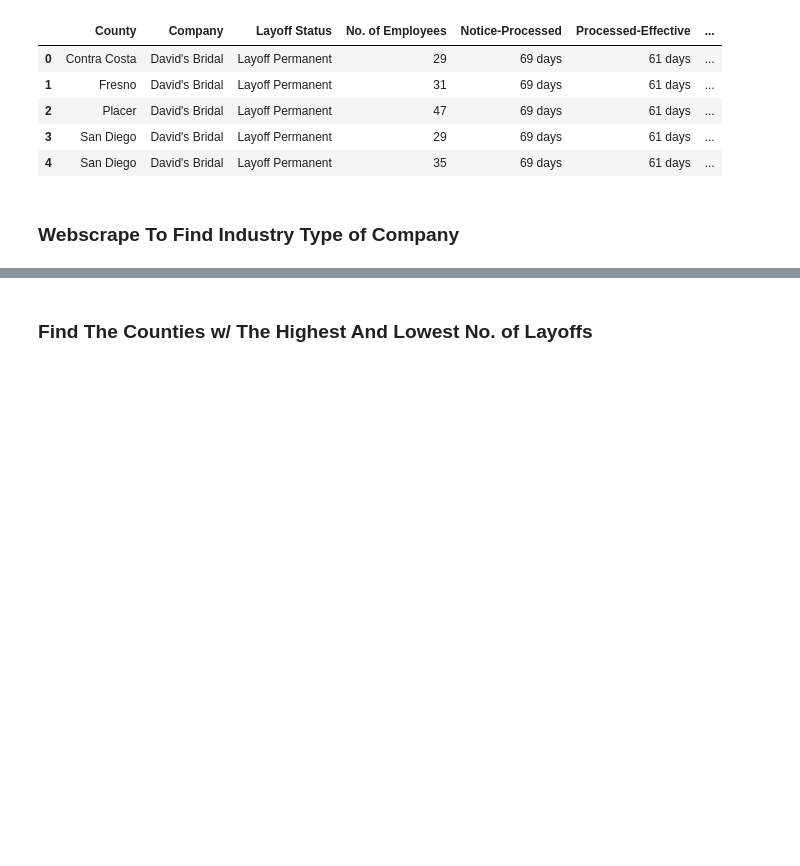
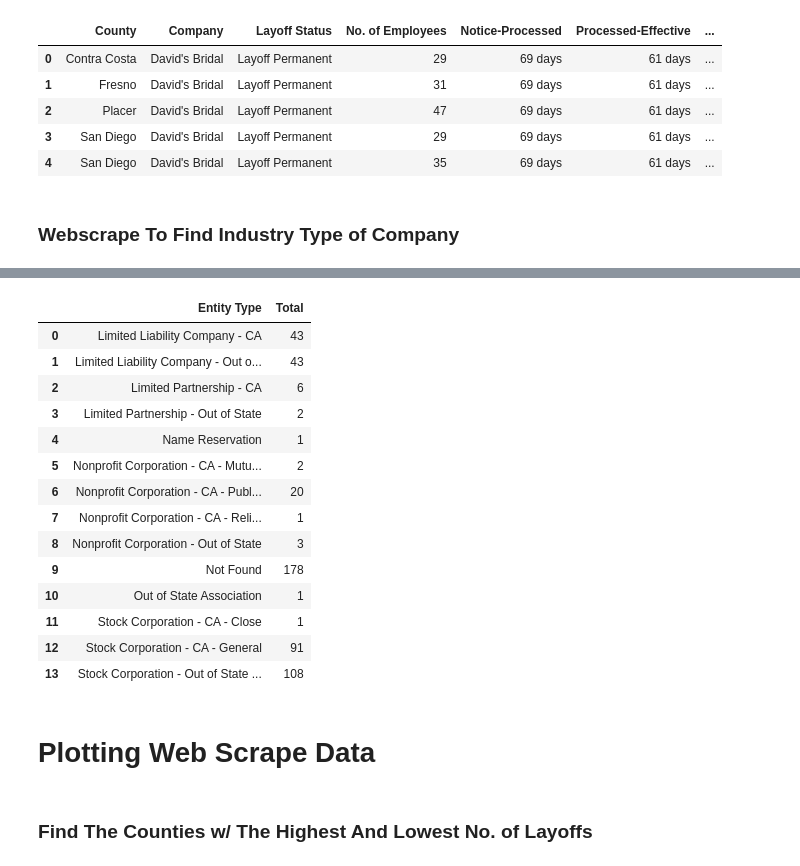
Before and after one commit to lleiva25/WARN-Notice-Analysis, a Jupyter notebook: WARN_Notice_Database_Analysis.ipynb, the cells around one changed output, grey strips where cells are left out. Cells and saved outputs as stored; diff of their text form; code cells hidden in the pictures; blank space fills up the shorter version.

```diff
--- a/WARN_Notice_Database_Analysis.ipynb
+++ b/WARN_Notice_Database_Analysis.ipynb
@@ -972 +974,35 @@ scrape_df.head()
 | 4 | ADT Solar | CALIFORNIA | Limited Liability Company - CA |
+# %%
+#Group to count the number of entity types in Dataframe
+scrape_entity_df = scrape_df.groupby('Entity Type').count()
+
+#Reset Dataframe to convert it to single index table
+scrape_entity_df = scrape_entity_df.reset_index()
+
+#Delete unneeded column
+del scrape_entity_df['State Originated']
+
+#Rename column
+scrape_entity_df = scrape_group_df.rename(columns=
+                                         {'Company': 'Total'})
+
+#Show dataframe
+scrape_entity_df
+# %% [output]
+|  | Entity Type | Total |
+| 0 | Limited Liability Company - CA | 43 |
+| 1 | Limited Liability Company - Out o... | 43 |
+| 2 | Limited Partnership - CA | 6 |
+| 3 | Limited Partnership - Out of State | 2 |
+| 4 | Name Reservation | 1 |
+| 5 | Nonprofit Corporation - CA - Mutu... | 2 |
+| 6 | Nonprofit Corporation - CA - Publ... | 20 |
+| 7 | Nonprofit Corporation - CA - Reli... | 1 |
+| 8 | Nonprofit Corporation - Out of State | 3 |
+| 9 | Not Found | 178 |
+| 10 | Out of State Association | 1 |
+| 11 | Stock Corporation - CA - Close | 1 |
+| 12 | Stock Corporation - CA - General | 91 |
+| 13 | Stock Corporation - Out of State ... | 108 |
+# %% [markdown]
+<h1> Plotting Web Scrape Data </h1>
```
Also changed, not shown: parts of 5 cells of this notebook, 2 other files.
